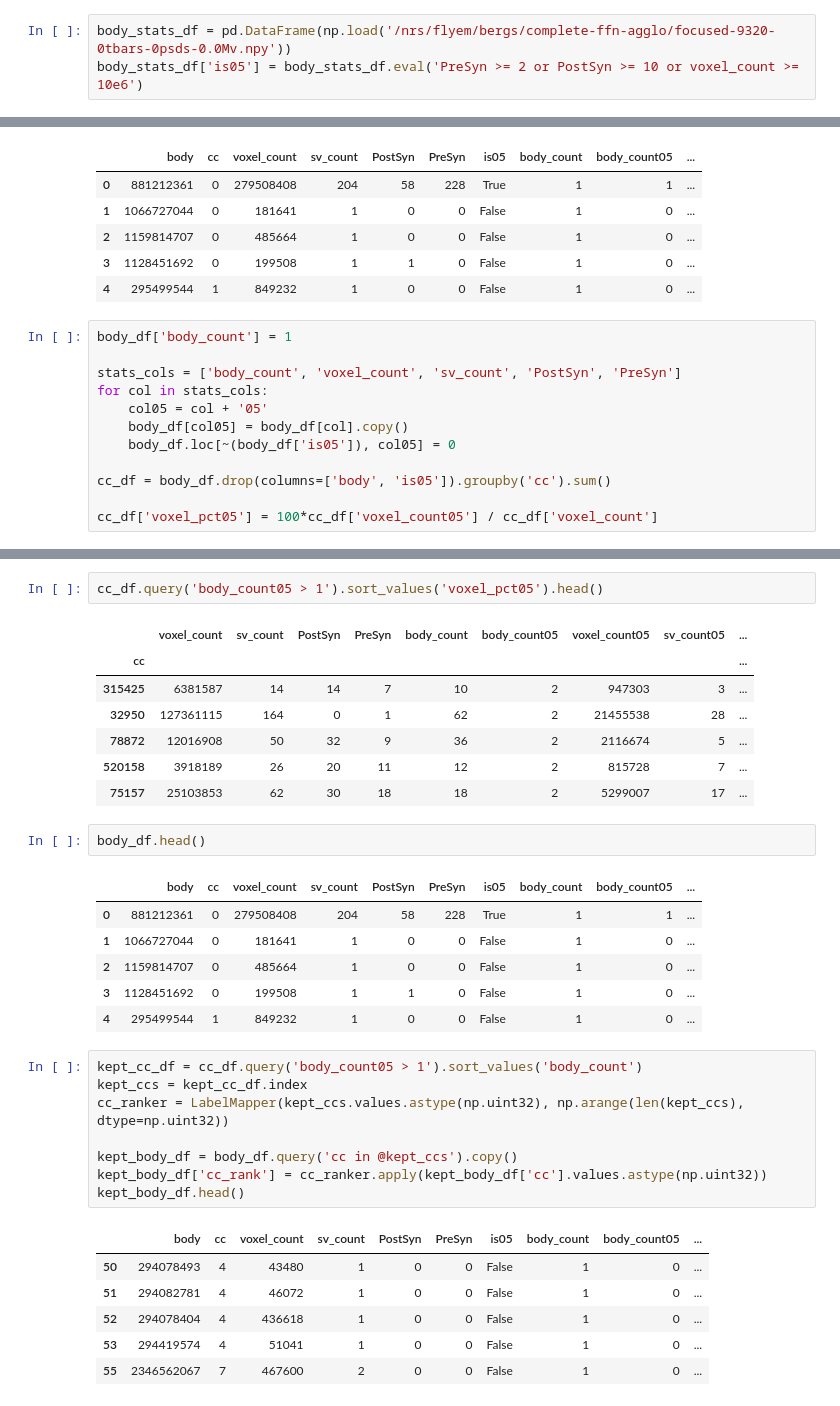
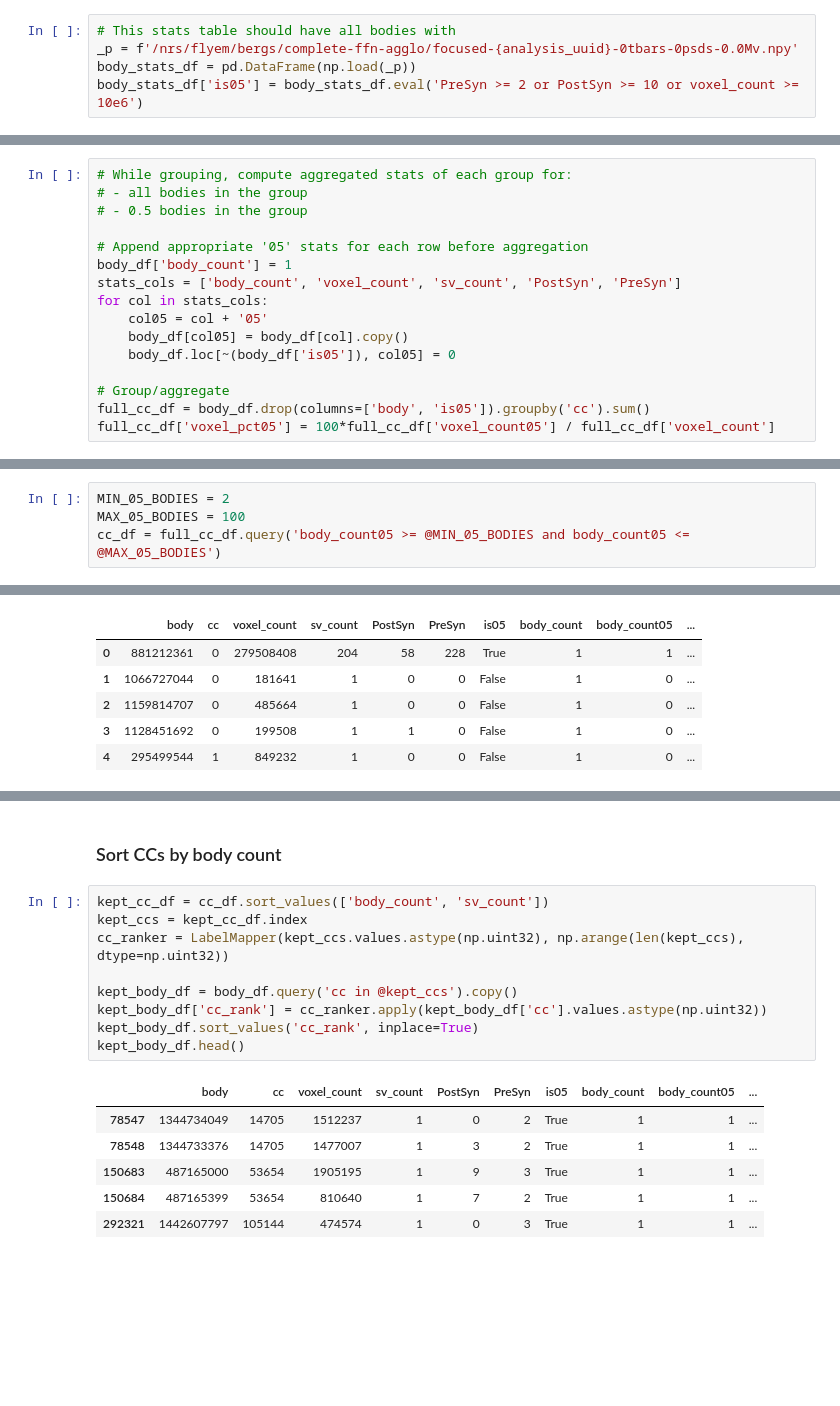
Before and after one commit to stuarteberg/resegmenation-v2a, a Jupyter notebook: analyze-v2a.ipynb, the cells around one changed output, grey strips where cells are left out. Saved outputs shown, nothing was run; the diff lists cells and outputs as text; blank space fills up the shorter version.

```diff
--- a/analyze-v2a.ipynb
+++ b/analyze-v2a.ipynb
@@ -155,5 +179,7 @@ Found 568608 components from 2742155 bodies
 # %%
-body_stats_df = pd.DataFrame(np.load('/nrs/flyem/bergs/complete-ffn-agglo/focused-9320-0tbars-0psds-0.0Mv.npy'))
+# This stats table should have all bodies with
+_p = f'/nrs/flyem/bergs/complete-ffn-agglo/focused-{analysis_uuid}-0tbars-0psds-0.0Mv.npy'
+body_stats_df = pd.DataFrame(np.load(_p))
 body_stats_df['is05'] = body_stats_df.eval('PreSyn >= 2 or PostSyn >= 10 or voxel_count >= 10e6')
 # %%
 # Using 'inner' merge: Drop bodies that aren't mentioned in the stats table
@@ -168,0 +197,16 @@ body_df.head()
+# %%
+# While grouping, compute aggregated stats of each group for:
+# - all bodies in the group
+# - 0.5 bodies in the group
+
+# Append appropriate '05' stats for each row before aggregation
+body_df['body_count'] = 1
+stats_cols = ['body_count', 'voxel_count', 'sv_count', 'PostSyn', 'PreSyn']
+for col in stats_cols:
+    col05 = col + '05'
+    body_df[col05] = body_df[col].copy()
+    body_df.loc[~(body_df['is05']), col05] = 0
+
+# Group/aggregate
+full_cc_df = body_df.drop(columns=['body', 'is05']).groupby('cc').sum()
+full_cc_df['voxel_pct05'] = 100*full_cc_df['voxel_count05'] / full_cc_df['voxel_count']
@@ -168,0 +215,4 @@ body_df.head()
+# %%
+MIN_05_BODIES = 2
+MAX_05_BODIES = 100
+cc_df = full_cc_df.query('body_count05 >= @MIN_05_BODIES and body_count05 <= @MAX_05_BODIES')
@@ -175,15 +261,3 @@ body_df.head()
 | 2 | 1159814707 | 0 | 485664 | 1 | 0 | 0 | False | 1 | 0 | ... |
 | 3 | 1128451692 | 0 | 199508 | 1 | 1 | 0 | False | 1 | 0 | ... |
 | 4 | 295499544 | 1 | 849232 | 1 | 0 | 0 | False | 1 | 0 | ... |
-# %%
-body_df['body_count'] = 1
-
-stats_cols = ['body_count', 'voxel_count', 'sv_count', 'PostSyn', 'PreSyn']
-for col in stats_cols:
-    col05 = col + '05'
-    body_df[col05] = body_df[col].copy()
-    body_df.loc[~(body_df['is05']), col05] = 0
-
-cc_df = body_df.drop(columns=['body', 'is05']).groupby('cc').sum()
-
-cc_df['voxel_pct05'] = 100*cc_df['voxel_count05'] / cc_df['voxel_count']
@@ -255,34 +264,18 @@ Name: body_count05, dtype: float64
-# %%
-cc_df.query('body_count05 > 1').sort_values('voxel_pct05').head()
-# %% [output]
-|  | voxel_count | sv_count | PostSyn | PreSyn | body_count | body_count05 | voxel_count05 | sv_count05 | ... |
-| cc |  |  |  |  |  |  |  |  | ... |
-| 315425 | 6381587 | 14 | 14 | 7 | 10 | 2 | 947303 | 3 | ... |
-| 32950 | 127361115 | 164 | 0 | 1 | 62 | 2 | 21455538 | 28 | ... |
-| 78872 | 12016908 | 50 | 32 | 9 | 36 | 2 | 2116674 | 5 | ... |
-| 520158 | 3918189 | 26 | 20 | 11 | 12 | 2 | 815728 | 7 | ... |
-| 75157 | 25103853 | 62 | 30 | 18 | 18 | 2 | 5299007 | 17 | ... |
-# %%
-body_df.head()
-# %% [output]
-|  | body | cc | voxel_count | sv_count | PostSyn | PreSyn | is05 | body_count | body_count05 | ... |
-| 0 | 881212361 | 0 | 279508408 | 204 | 58 | 228 | True | 1 | 1 | ... |
-| 1 | 1066727044 | 0 | 181641 | 1 | 0 | 0 | False | 1 | 0 | ... |
-| 2 | 1159814707 | 0 | 485664 | 1 | 0 | 0 | False | 1 | 0 | ... |
-| 3 | 1128451692 | 0 | 199508 | 1 | 1 | 0 | False | 1 | 0 | ... |
-| 4 | 295499544 | 1 | 849232 | 1 | 0 | 0 | False | 1 | 0 | ... |
+# %% [markdown]
+### Sort CCs by body count
 # %%
-kept_cc_df = cc_df.query('body_count05 > 1').sort_values('body_count')
+kept_cc_df = cc_df.sort_values(['body_count', 'sv_count'])
 kept_ccs = kept_cc_df.index
 cc_ranker = LabelMapper(kept_ccs.values.astype(np.uint32), np.arange(len(kept_ccs), dtype=np.uint32))
 
 kept_body_df = body_df.query('cc in @kept_ccs').copy()
 kept_body_df['cc_rank'] = cc_ranker.apply(kept_body_df['cc'].values.astype(np.uint32))
+kept_body_df.sort_values('cc_rank', inplace=True)
 kept_body_df.head()
 # %% [output]
 |  | body | cc | voxel_count | sv_count | PostSyn | PreSyn | is05 | body_count | body_count05 | ... |
-| 50 | 294078493 | 4 | 43480 | 1 | 0 | 0 | False | 1 | 0 | ... |
-| 51 | 294082781 | 4 | 46072 | 1 | 0 | 0 | False | 1 | 0 | ... |
-| 52 | 294078404 | 4 | 436618 | 1 | 0 | 0 | False | 1 | 0 | ... |
-| 53 | 294419574 | 4 | 51041 | 1 | 0 | 0 | False | 1 | 0 | ... |
-| 55 | 2346562067 | 7 | 467600 | 2 | 0 | 0 | False | 1 | 0 | ... |
+| 78547 | 1344734049 | 14705 | 1512237 | 1 | 0 | 2 | True | 1 | 1 | ... |
+| 78548 | 1344733376 | 14705 | 1477007 | 1 | 3 | 2 | True | 1 | 1 | ... |
+| 150683 | 487165000 | 53654 | 1905195 | 1 | 9 | 3 | True | 1 | 1 | ... |
+| 150684 | 487165399 | 53654 | 810640 | 1 | 7 | 2 | True | 1 | 1 | ... |
+| 292321 | 1442607797 | 105144 | 474574 | 1 | 0 | 3 | True | 1 | 1 | ... |
```
Also changed, not shown: parts of 42 cells of this notebook.
